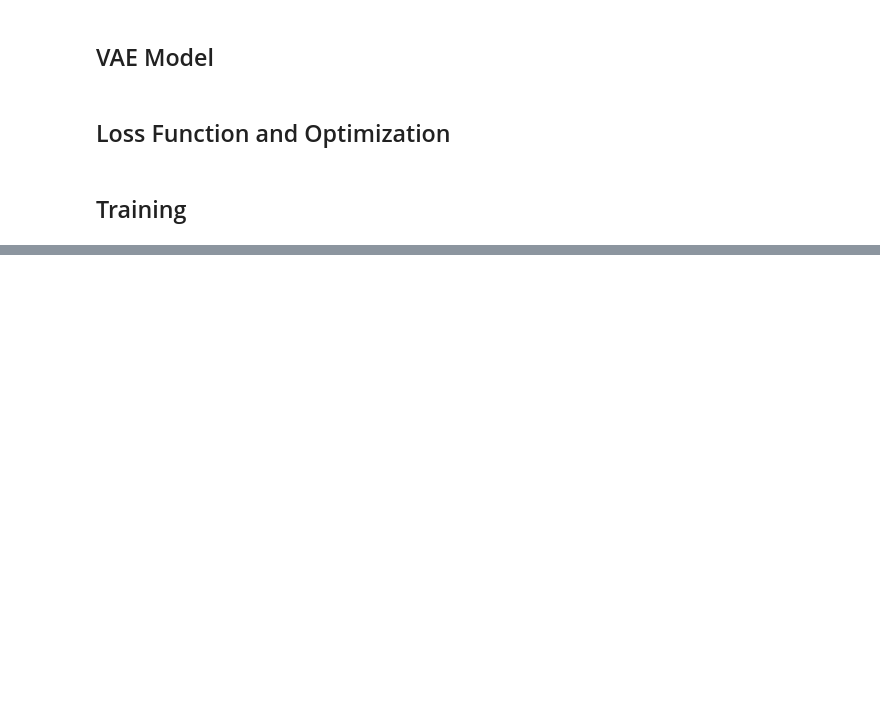
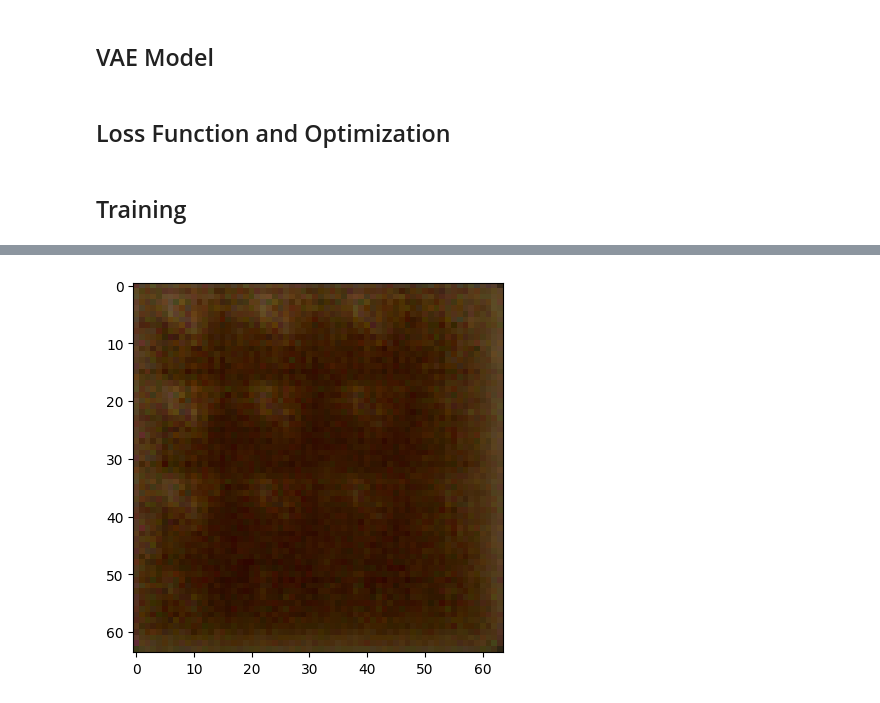
Before and after one commit to Casardo-Chen/wikiart-neural-trasnfer, a Jupyter notebook: VAE_model.ipynb, the cells around one changed output, grey strips where cells are left out. Cells and saved outputs as stored; diff of their text form; code cells hidden in the pictures; blank space fills up the shorter version.

```diff
--- a/VAE_model.ipynb
+++ b/VAE_model.ipynb
@@ -296,0 +381,7 @@ RuntimeError: ignored
+# %%
+with torch.no_grad():
+    noise = torch.randn(100, latent_dim, device=device)
+    generated_images = decoder(noise)
+# %%
+show_image(generated_images, idx=12)
+# %% [output]
@@ -296,0 +389 @@ RuntimeError: ignored
+[figure, added]
```
Also changed, not shown: parts of 17 cells of this notebook.
